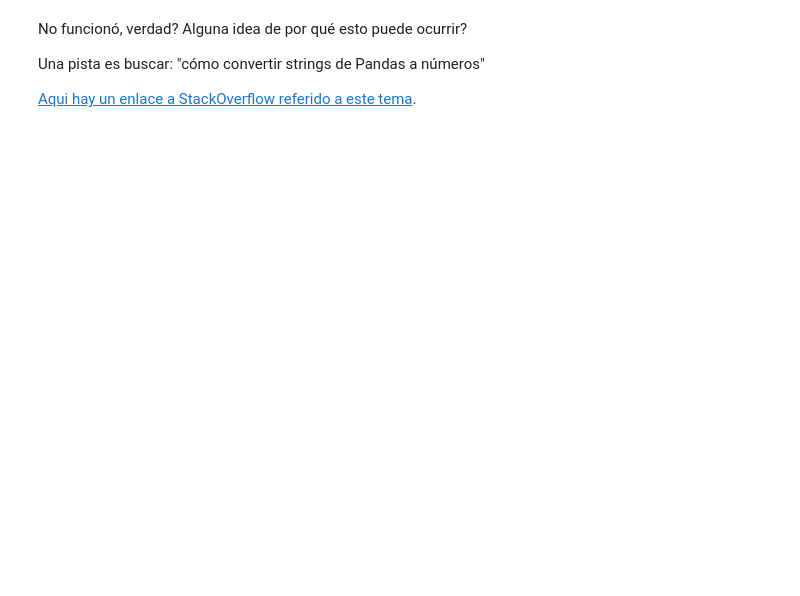
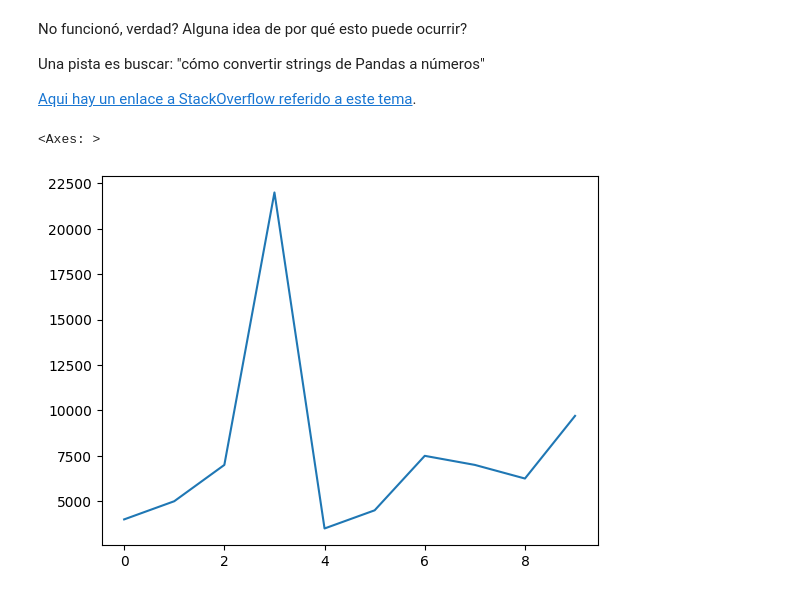
Before and after one commit to DiegoLuna16/Curso-Python, a Jupyter notebook: day14/Copia_de_Python_TOTAL_Pandas.ipynb, the cells around one changed output. Cells and saved outputs as stored; diff of their text form; code cells hidden in the pictures; blank space fills up the shorter version.

```diff
--- a/day14/Copia_de_Python_TOTAL_Pandas.ipynb
+++ b/day14/Copia_de_Python_TOTAL_Pandas.ipynb
@@ -245,0 +257,15 @@ Una pista es buscar: "cómo convertir strings de Pandas a números"
+# %%
+# Elimina la puntuación de la columna de precios
+cars_sales["Precio (USD)"] = (
+    cars_sales["Precio (USD)"]
+    .astype(str)                         # 🔹 Fuerza todo a texto
+    .str.replace(',', '', regex=False)   # 🔹 Quita comas
+    .str.replace('$', '', regex=False)   # 🔹 Quita signos de $
+)
+
+# Ahora convierte a número (float)
+cars_sales["Precio (USD)"] = pd.to_numeric(cars_sales["Precio (USD)"], errors="coerce")
+cars_sales['Precio (USD)'].plot()
+# %% [output]
+<Axes: >
+[figure, added]
```
Also changed, not shown: parts of 4 cells of this notebook.
